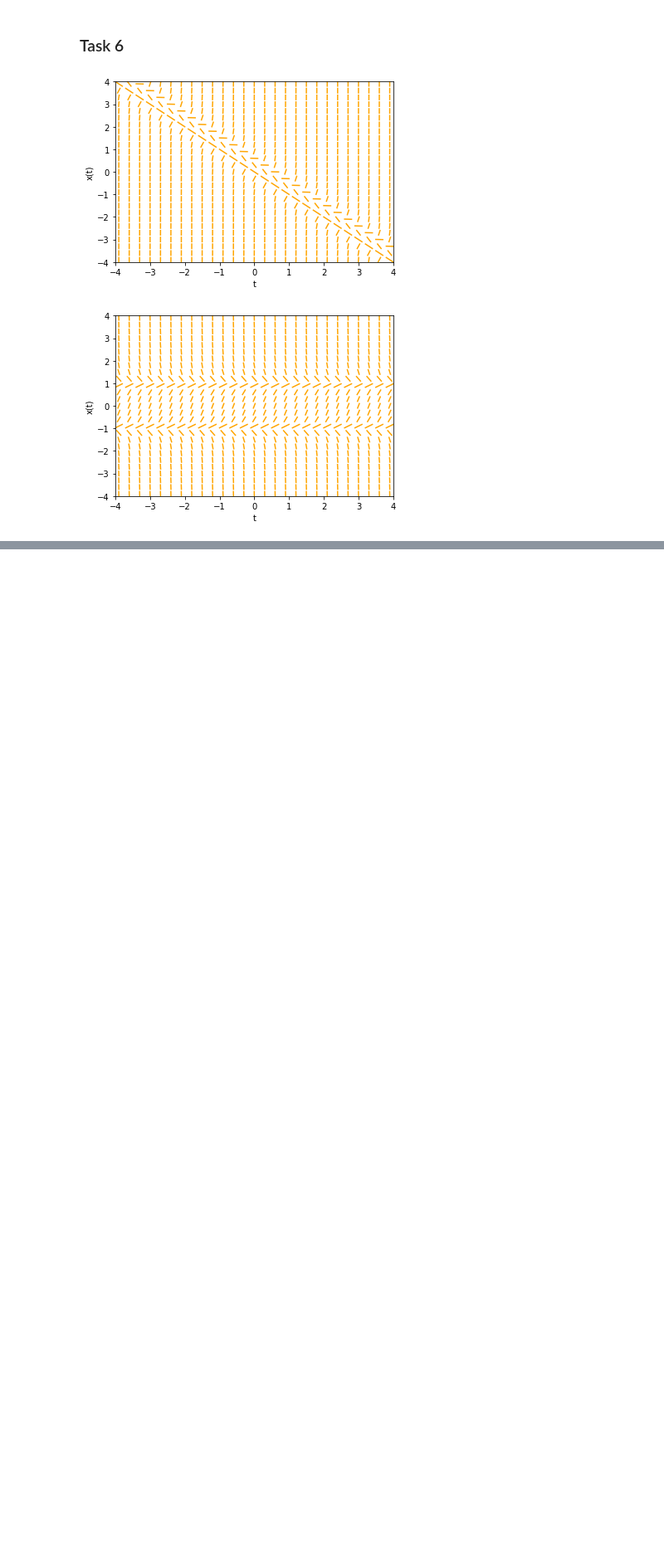
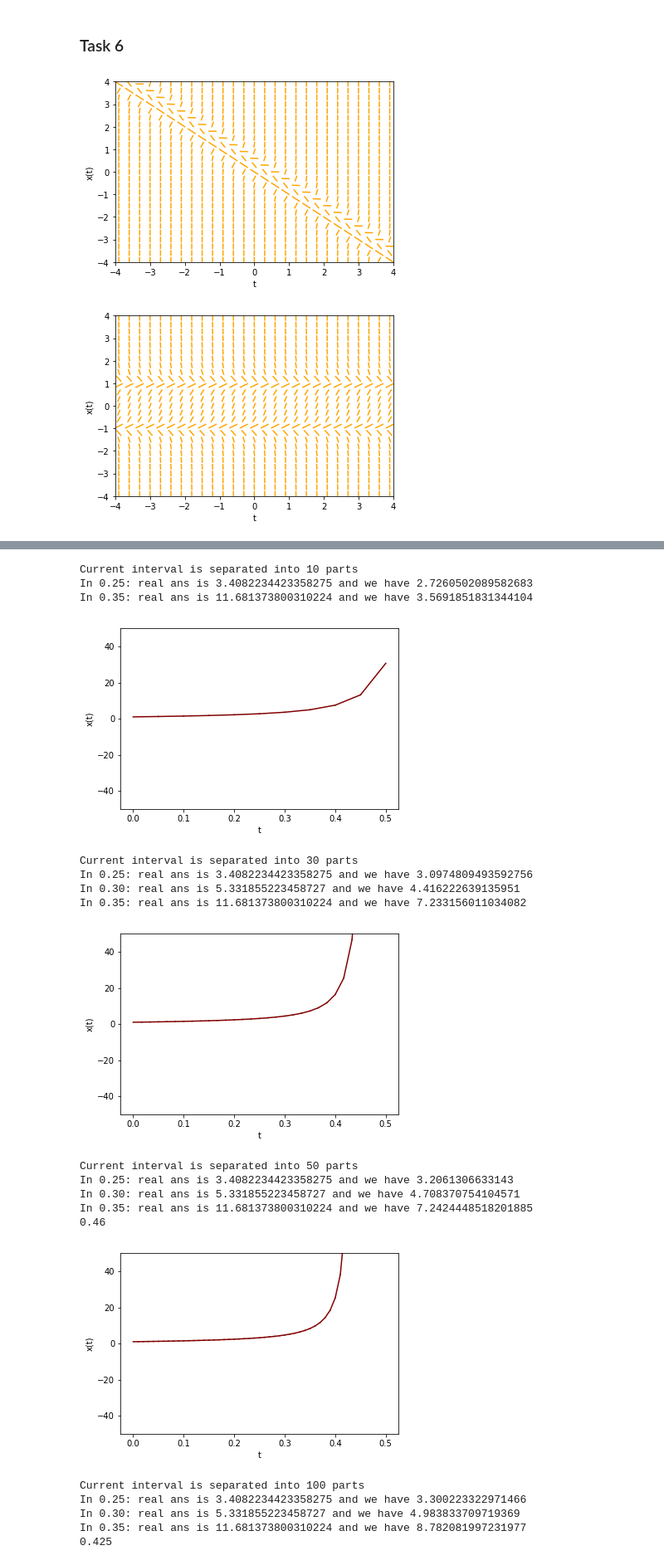
Before and after one commit to peinrules/differential_equations, a Jupyter notebook: Slope_fields.ipynb, the cells around one changed output, grey strips where cells are left out. Shown at 83% size. Saved outputs shown, nothing was run; the diff lists cells and outputs as text; code cells hidden in the pictures; blank space fills up the shorter version.

```diff
--- a/Slope_fields.ipynb
+++ b/Slope_fields.ipynb
@@ -197,0 +256,28 @@ integralCurve(foo)
+# %%
+def foo(t, x): # Исходное уравнение
+    return 2 * x * x + 2
+params = [10, 30, 50, 100, 300, 500, 1000, 10000]
+for elem in params:
+    print("Current interval is separated into", elem, "parts")
+    euler(foo, 0, 0.5, 1, 0.5 / elem) # func, start, finish, start solution, step
+# %% [output]
+Current interval is separated into 10 parts
+In 0.25: real ans is 3.4082234423358275 and we have 2.7260502089582683
+In 0.35: real ans is 11.681373800310224 and we have 3.5691851831344104
+[figure, added]
+Current interval is separated into 30 parts
+In 0.25: real ans is 3.4082234423358275 and we have 3.0974809493592756
+In 0.30: real ans is 5.331855223458727 and we have 4.416222639135951
+In 0.35: real ans is 11.681373800310224 and we have 7.233156011034082
+[figure, added]
+Current interval is separated into 50 parts
+In 0.25: real ans is 3.4082234423358275 and we have 3.2061306633143
+In 0.30: real ans is 5.331855223458727 and we have 4.708370754104571
+In 0.35: real ans is 11.681373800310224 and we have 7.2424448518201885
+0.46
+[figure, added]
+Current interval is separated into 100 parts
+In 0.25: real ans is 3.4082234423358275 and we have 3.300223322971466
+In 0.30: real ans is 5.331855223458727 and we have 4.983833709719369
+In 0.35: real ans is 11.681373800310224 and we have 8.782081997231977
+0.425
```
Also changed, not shown: parts of 13 cells of this notebook.
